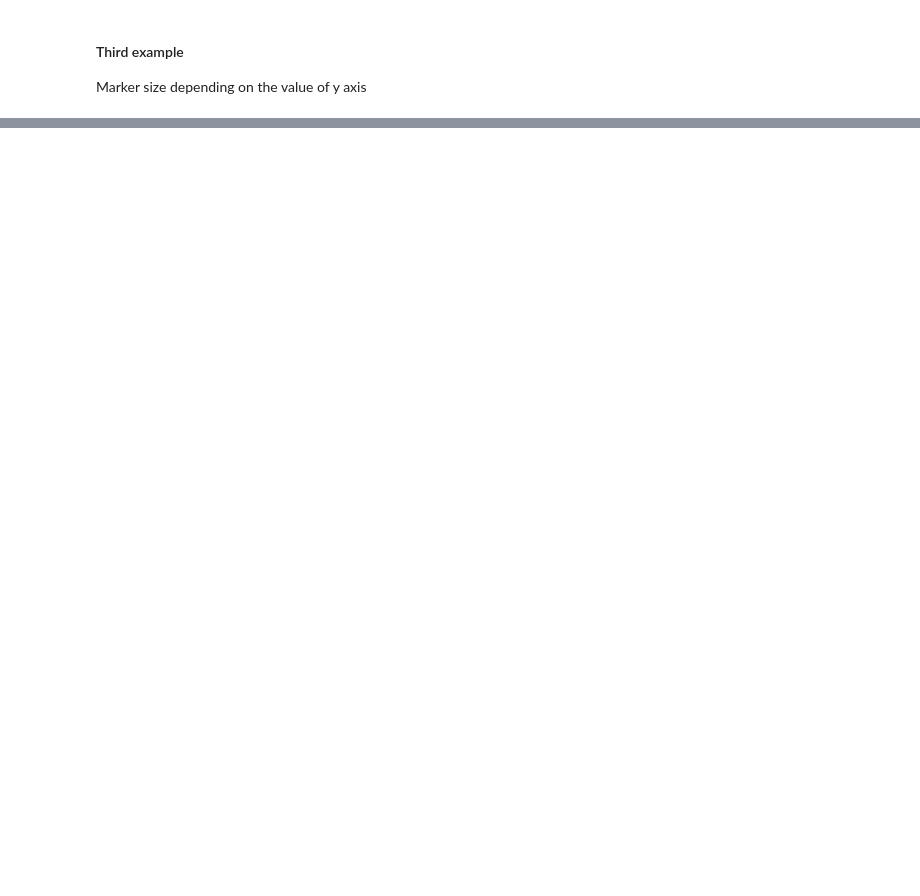
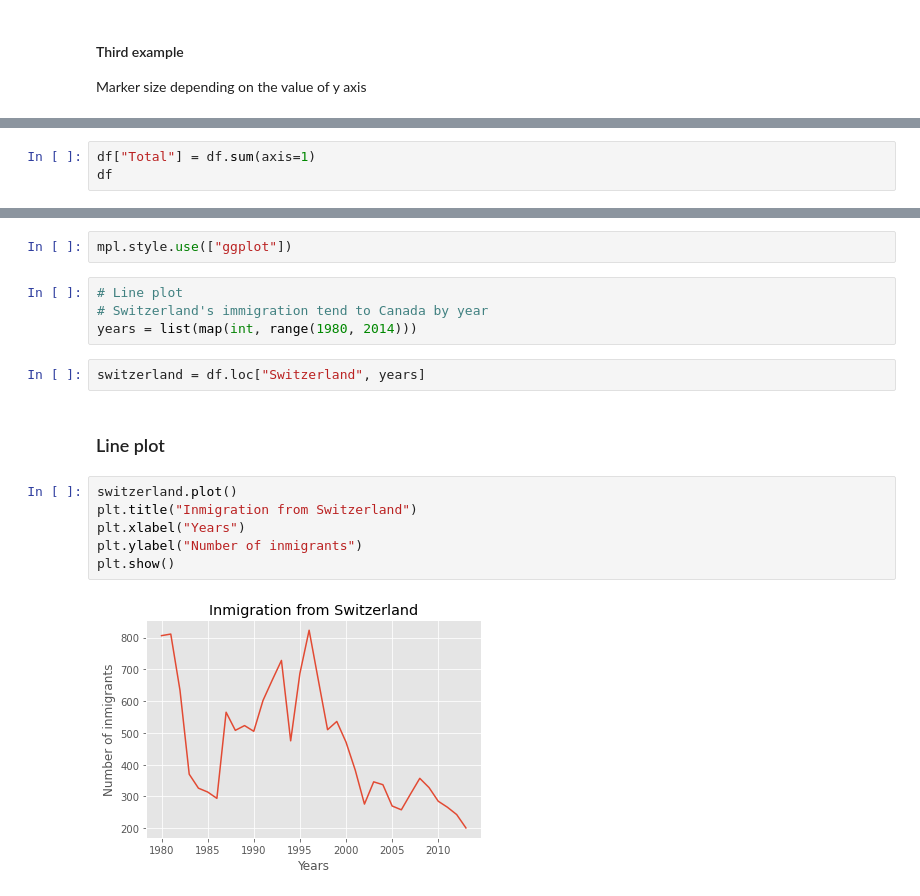
Before and after one commit to abelbg/S04T01-Visualitzacio_Exploratoria, a Jupyter notebook: Matplotlib notes.ipynb, the cells around one changed output, grey strips where cells are left out. Drawn from its saved outputs; the diff is of its cells as text; blank space fills up the shorter version.

```diff
--- a/Matplotlib notes.ipynb
+++ b/Matplotlib notes.ipynb
@@ -181,0 +319,3 @@ plt.show()
+# %%
+df["Total"] = df.sum(axis=1)
+df
@@ -181,0 +380,18 @@ plt.show()
+# %%
+mpl.style.use(["ggplot"])
+# %%
+# Line plot
+# Switzerland's immigration tend to Canada by year
+years = list(map(int, range(1980, 2014)))
+# %%
+switzerland = df.loc["Switzerland", years]
+# %% [markdown]
+### Line plot
+# %%
+switzerland.plot()
+plt.title("Inmigration from Switzerland")
+plt.xlabel("Years")
+plt.ylabel("Number of inmigrants")
+plt.show()
+# %% [output]
+[figure, added]
```
Also changed, not shown: parts of 39 cells of this notebook.
